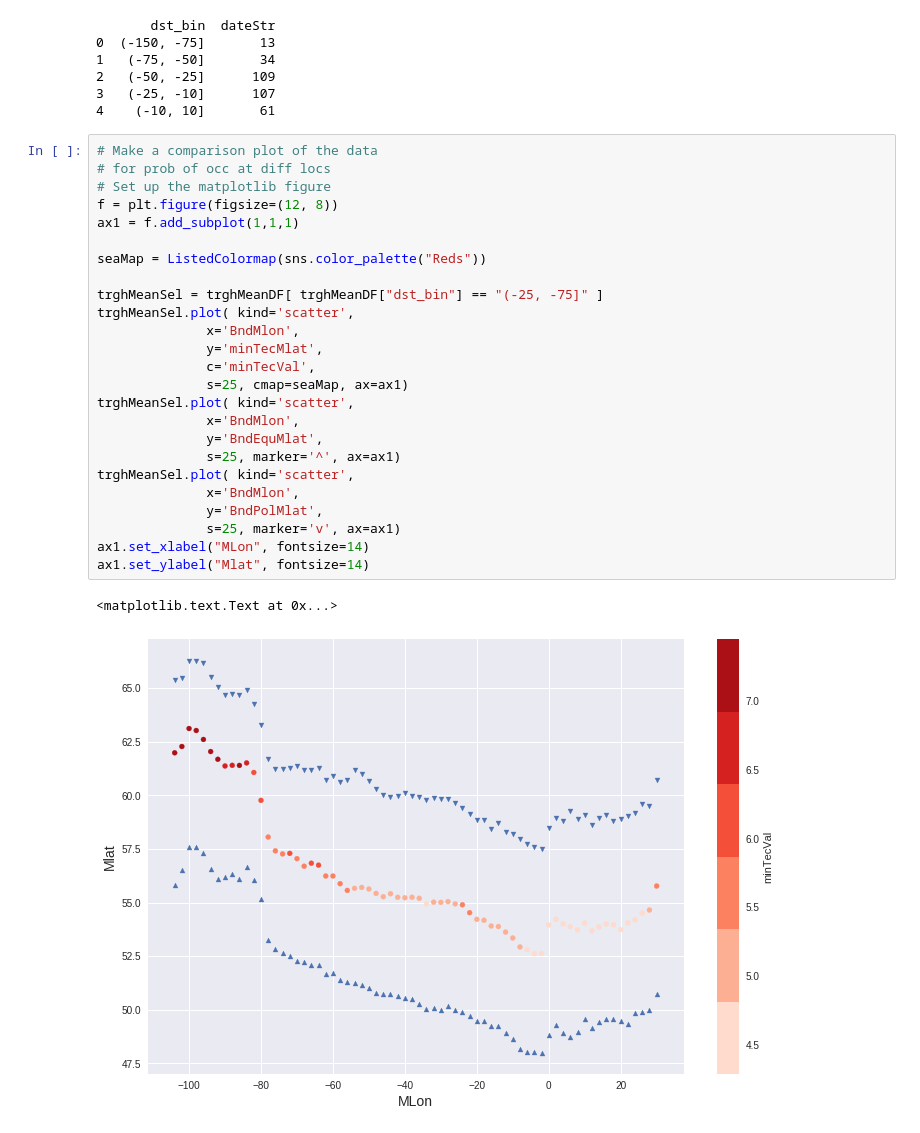
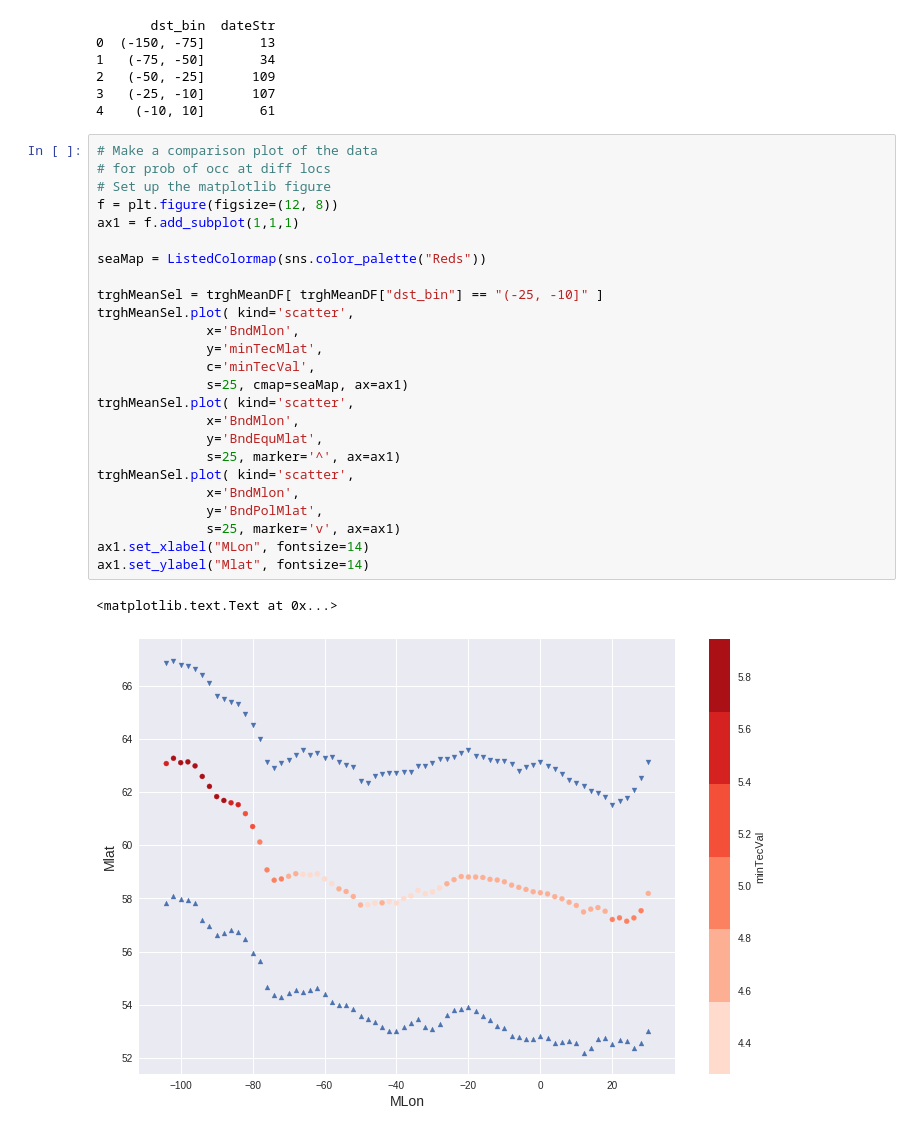
Before and after one commit to bharatreddy/tec-analysis, a Jupyter notebook: ipy/newTrgh.ipynb, the cells around one changed output. Saved outputs shown, nothing was run; the diff lists cells and outputs as text.

Commit message:
many plots

```diff
--- a/ipy/newTrgh.ipynb
+++ b/ipy/newTrgh.ipynb
@@ -147,28 +147,28 @@ print cntGrps
 # %%
 # Make a comparison plot of the data
 # for prob of occ at diff locs
 # Set up the matplotlib figure
 f = plt.figure(figsize=(12, 8))
 ax1 = f.add_subplot(1,1,1)
 
 seaMap = ListedColormap(sns.color_palette("Reds"))
 
-trghMeanSel = trghMeanDF[ trghMeanDF["dst_bin"] == "(-25, -75]" ]
+trghMeanSel = trghMeanDF[ trghMeanDF["dst_bin"] == "(-25, -10]" ]
 trghMeanSel.plot( kind='scatter',
               x='BndMlon',
               y='minTecMlat',
               c='minTecVal',
               s=25, cmap=seaMap, ax=ax1)
 trghMeanSel.plot( kind='scatter',
               x='BndMlon',
               y='BndEquMlat',
               s=25, marker='^', ax=ax1)
 trghMeanSel.plot( kind='scatter',
               x='BndMlon',
               y='BndPolMlat',
               s=25, marker='v', ax=ax1)
 ax1.set_xlabel("MLon", fontsize=14)
 ax1.set_ylabel("Mlat", fontsize=14)
 # %% [output]
 <matplotlib.text.Text at 0x...>
-[figure, old version]
+[figure, new version]
```
Also changed, not shown: 1 other file.
